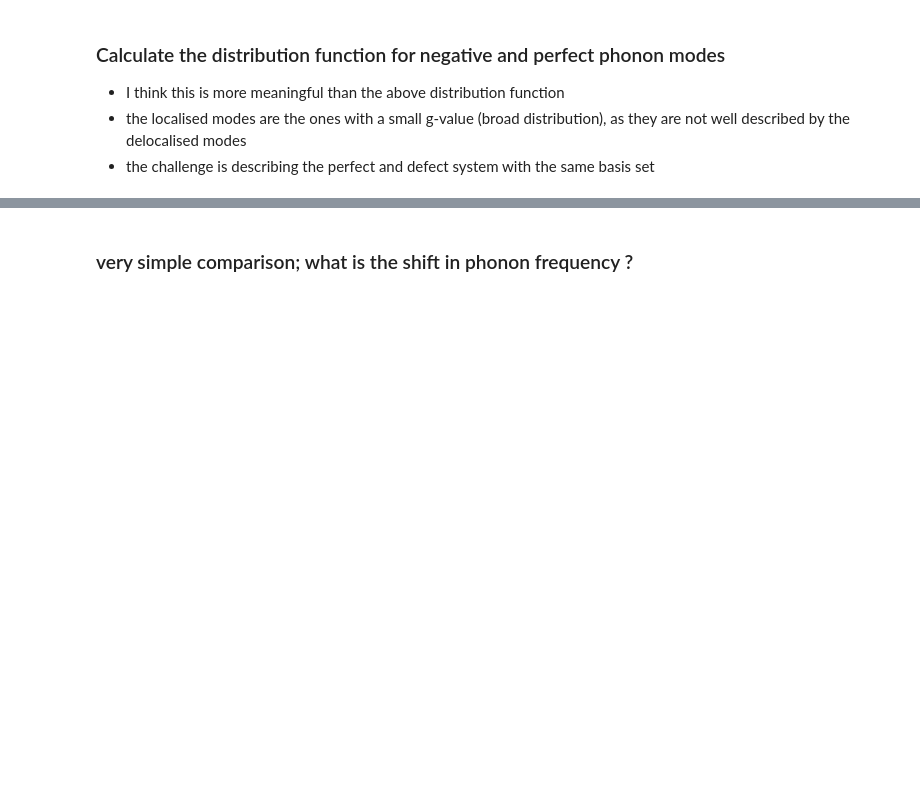
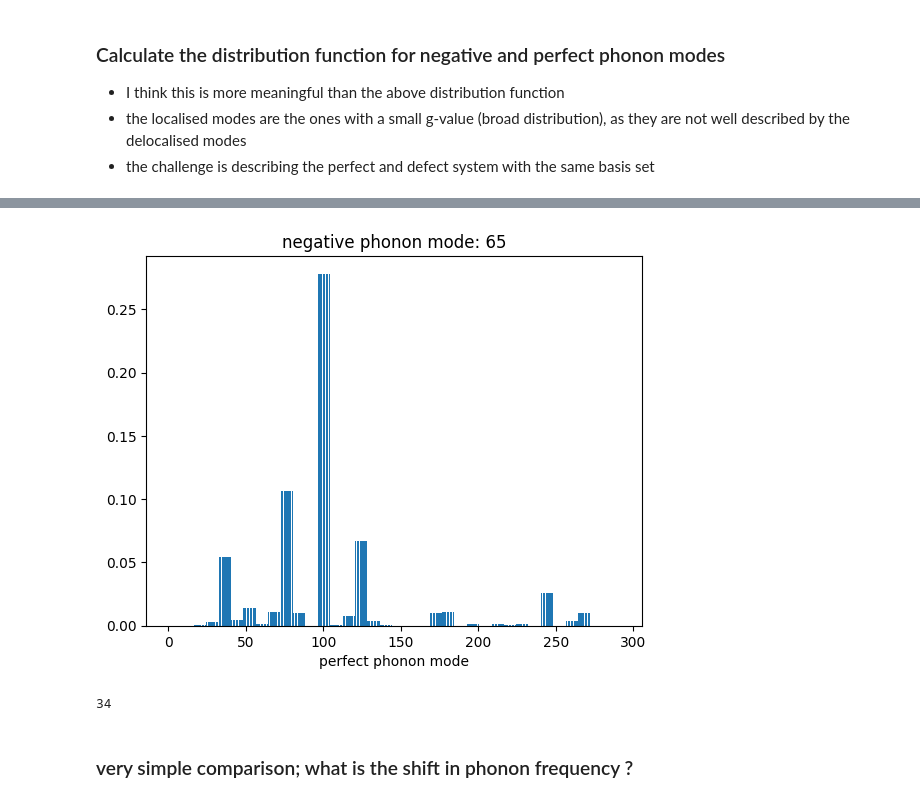
Before and after one commit to lucydot/Julia-Phonons, a Jupyter notebook: Notebook.ipynb, the cells around one changed output, grey strips where cells are left out. Drawn from its saved outputs; the diff is of its cells as text; code cells hidden in the pictures; blank space fills up the shorter version.

```diff
--- a/Notebook.ipynb
+++ b/Notebook.ipynb
@@ -280,0 +296,11 @@ expanded_basis_set[49]
+# %%
+# now we have a perfect basis set we can do the same analysis as above
+
+distribution_function = []
+for perf_mode in expanded_basis_set
+    for neg_mode in phonons_negative[1]
+    push!(distribution_function,(dot(perf_mode,neg_mode)^2))
+    end
+end
+
+distribution_function = reshape(distribution_function,3*poscar_negative.natoms,3*poscar_negative.natoms)
@@ -281,3 +325,19 @@ expanded_basis_set[49]
+# %%
+i=65
+
+# 16(36) 65*(45) 133*(39) 134*(38) 142(16) 144*(18) 186(22) - these are the ones which contribute to the distotion
+# * mean that are composed of many perfect modes, so they are localised
+# but they also have the highest IPR (in brackets)...so this doesnt make sense (smaller IPR means more localised)
+
+PyPlot.bar(1:3*poscar_negative.natoms,distribution_function[i,:])
+PyPlot.xlabel("perfect phonon mode")
+PyPlot.title(string("negative phonon mode: ",i))
+#PyPlot.xlim([0,120])
+
+indmax(distribution_function[:,i])
+# %% [output]
+[figure, added]
+34
 # %% [markdown]
 ### very simple comparison; what is the shift in phonon frequency ?
 # %%
```
Also changed, not shown: parts of 4 cells of this notebook.
